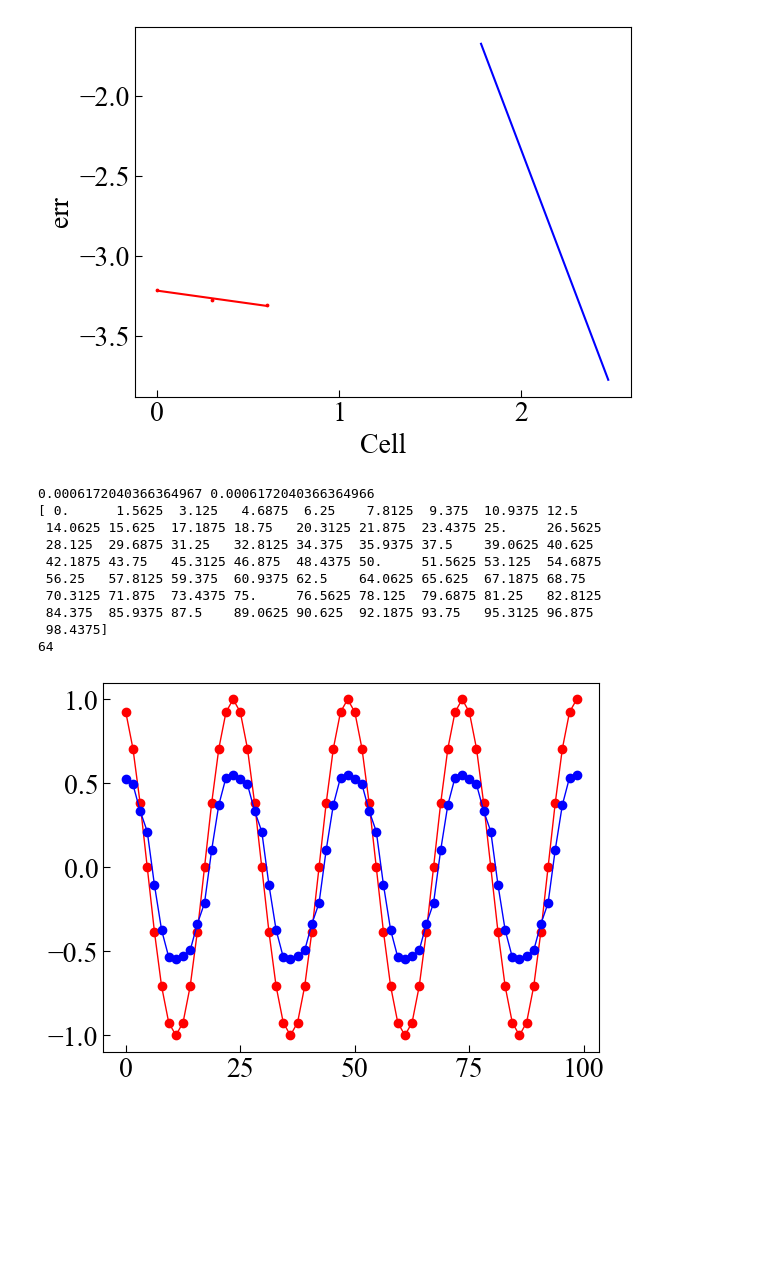
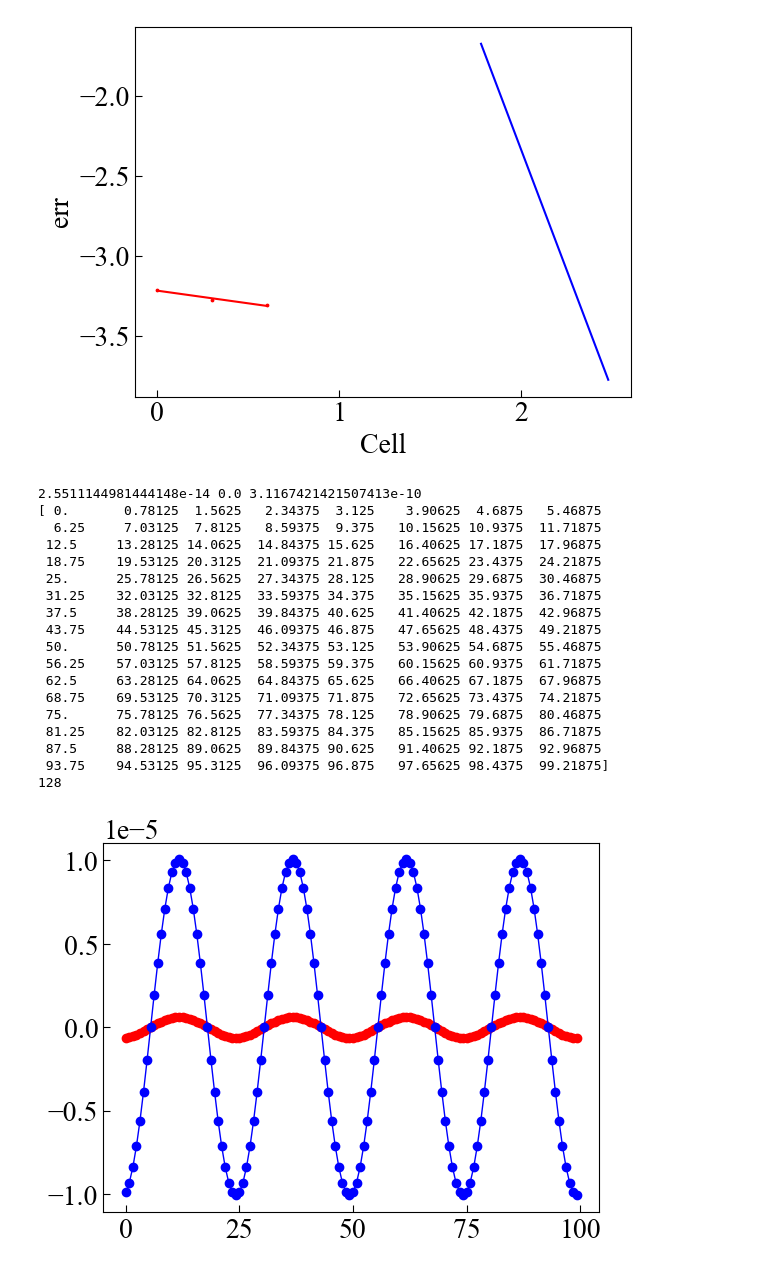
Before and after one commit to maedarn/code_tohoku, a Jupyter notebook: py/err-LSM.ipynb, the cells around one changed output. Saved outputs shown, nothing was run; the diff lists cells and outputs as text; code cells hidden in the pictures; blank space fills up the shorter version.

```diff
--- a/py/err-LSM.ipynb
+++ b/py/err-LSM.ipynb
@@ -411,14 +411,15 @@ from matplotlib.backends.backend_pdf import PdfPages
 import matplotlib.animation as animation
 from matplotlib.animation import ArtistAnimation
 
-i = 1
-nmesh=64.0
+i = 20
+nmesh=128.0
 n_nxt=1
 #dir1  = '/Users/maedarn/Dropbox/analysis/cluster formation by HI cloud collision/multipole/test-dist/d0100/'
-dir1  = '/Users/maedarn/Dropbox/analysis/gravity_solver/telegraph/test-tel/wv-propagation/pfm064x/'
+#dir1  = '/Users/maedarn/Dropbox/analysis/gravity_solver/telegraph/test-tel/wv-propagation/pfm064x/'
+dir1  = '/Users/maedarn/Dropbox/analysis/gravity_solver/telegraph/test-tel/wv-propagation/pfmdmesh0128wv-sc/'
 
 folder1="Phiwv"  #+ str(np.int(sample_frequency))
-folder2="Phigrdwv"  #+ str(np.int(sample_frequency))
+folder2="Phiexa"  #+ str(np.int(sample_frequency))
 
 #h5file1 = h5py.File(dir1+'NNNAllHDF'+"%03.f"%(i)+'.h5',"r")
 with h5py.File(dir1+'QAllHDF'+"%03.f"%(i)+'.h5',"r") as f:
@@ -429,7 +430,7 @@ with h5py.File(dir1+'QAllHDF'+"%03.f"%(i)+'.h5',"r") as f:
 #Phiexa1 = h5file1[folder2+"/Rho"].value
 
     Phiwv1to1= f[folder1+"/Phiwv1"]
-    Phiexa1 = f[folder2+"/Phigrdwv1"]
+    Phiexa1 = f[folder2+"/Phiexa"]
 
     data01_3D= Phiwv1to1[()]
     data02_3D=Phiexa1[()]
@@ -438,13 +439,13 @@ with h5py.File(dir1+'QAllHDF'+"%03.f"%(i)+'.h5',"r") as f:
     data02=Phiexa1[:,:,1]
 
     data01_1D=Phiwv1to1[:,1,1]
-    data02_1D=Phiexa1[:,1,1]
+    data02_1D=Phiexa1[:,1,1]/16.0
 
 
 with h5py.File(dir1+'QAllHDF'+"%03.f"%(i+n_nxt)+'.h5',"r") as f1:
 
     Phiwv1to1n= f1[folder1+"/Phiwv1"]
-    Phiexa1n = f1[folder2+"/Phigrdwv1"]
+    Phiexa1n = f1[folder2+"/Phiexa"]
 
     data01n_3D= Phiwv1to1n[()]
     data02n_3D=Phiexa1n[()]
@@ -465,51 +466,61 @@ datan=data01-data01n
 
 data01_sq=(data01_3D-data01n_3D)*(data01_3D-data01n_3D)
 data02_sq=(data02_3D-data02n_3D)*(data02_3D-data02n_3D)
+data_sq=(data01-data02)*(data01-data02)
 
 data01_rms=np.sqrt(np.sum(data01_sq))/nmesh/nmesh/nmesh
 data02_rms=np.sqrt(np.sum(data02_sq))/nmesh/nmesh/nmesh
+data_rms=np.sqrt(np.sum(data_sq))/nmesh/nmesh/nmesh
 
-print(data01_rms,data02_rms)
+print(data01_rms,data02_rms,data_rms)
 
 fig = plt.figure()
 ax = fig.add_subplot(111)
 #fig.subplots_adjust(bottom=0, left=0, top=1, right=1)
 
 plt.rcParams["font.family"] = "Times New Roman"      #全体のフォントを設定
 plt.rcParams["xtick.direction"] = "in"               #x軸の目盛線が内向き('in')か外向き('out')か双方向か('inout')
 plt.rcParams["ytick.direction"] = "in"               #y軸の目盛線が内向き('in')か外向き('out')か双方向か('inout')
 plt.rcParams["xtick.major.size"] = 5                #x軸主目盛り線の長さ
 plt.rcParams["ytick.major.size"] = 5                #y軸主目盛り線の長さ
 plt.rcParams["font.size"] = 20                       #フォントの大きさ
 
 
 x = np.arange(0.0, 100, 100.0/nmesh)
 print(x)
 length = len(x)
 print(length)
 
 plt.plot(x,data02_1D,marker="o",color='red', linewidth = 1)
 plt.plot(x,data02n_1D,marker="o",color='blue', linewidth = 1)
 
 
 
 #pp = PdfPages('/Users/maeda/Desktop/phi'+"%03.f"%(i)+'.pdf')
 pp = PdfPages('/Users/maedarn/Desktop/phierr.pdf')
 # 画像をPDFとして保存する
 pp.savefig(fig, bbox_inches='tight')
 # PDFの保存終了
 pp.close()
 
 plt.show()
 # %% [output]
-0.0006172040366364967 0.0006172040366364966
-[ 0.      1.5625  3.125   4.6875  6.25    7.8125  9.375  10.9375 12.5
- 14.0625 15.625  17.1875 18.75   20.3125 21.875  23.4375 25.     26.5625
- 28.125  29.6875 31.25   32.8125 34.375  35.9375 37.5    39.0625 40.625
- 42.1875 43.75   45.3125 46.875  48.4375 50.     51.5625 53.125  54.6875
- 56.25   57.8125 59.375  60.9375 62.5    64.0625 65.625  67.1875 68.75
- 70.3125 71.875  73.4375 75.     76.5625 78.125  79.6875 81.25   82.8125
- 84.375  85.9375 87.5    89.0625 90.625  92.1875 93.75   95.3125 96.875
- 98.4375]
-64
+2.5511144981444148e-14 0.0 3.1167421421507413e-10
+[ 0.       0.78125  1.5625   2.34375  3.125    3.90625  4.6875   5.46875
+  6.25     7.03125  7.8125   8.59375  9.375   10.15625 10.9375  11.71875
+ 12.5     13.28125 14.0625  14.84375 15.625   16.40625 17.1875  17.96875
+ 18.75    19.53125 20.3125  21.09375 21.875   22.65625 23.4375  24.21875
+ 25.      25.78125 26.5625  27.34375 28.125   28.90625 29.6875  30.46875
+ 31.25    32.03125 32.8125  33.59375 34.375   35.15625 35.9375  36.71875
+ 37.5     38.28125 39.0625  39.84375 40.625   41.40625 42.1875  42.96875
+ 43.75    44.53125 45.3125  46.09375 46.875   47.65625 48.4375  49.21875
+ 50.      50.78125 51.5625  52.34375 53.125   53.90625 54.6875  55.46875
+ 56.25    57.03125 57.8125  58.59375 59.375   60.15625 60.9375  61.71875
+ 62.5     63.28125 64.0625  64.84375 65.625   66.40625 67.1875  67.96875
+ 68.75    69.53125 70.3125  71.09375 71.875   72.65625 73.4375  74.21875
+ 75.      75.78125 76.5625  77.34375 78.125   78.90625 79.6875  80.46875
+ 81.25    82.03125 82.8125  83.59375 84.375   85.15625 85.9375  86.71875
+ 87.5     88.28125 89.0625  89.84375 90.625   91.40625 92.1875  92.96875
+ 93.75    94.53125 95.3125  96.09375 96.875   97.65625 98.4375  99.21875]
+128
-[figure, old version]
+[figure, new version]
```
Also changed, not shown: 4 other files.
